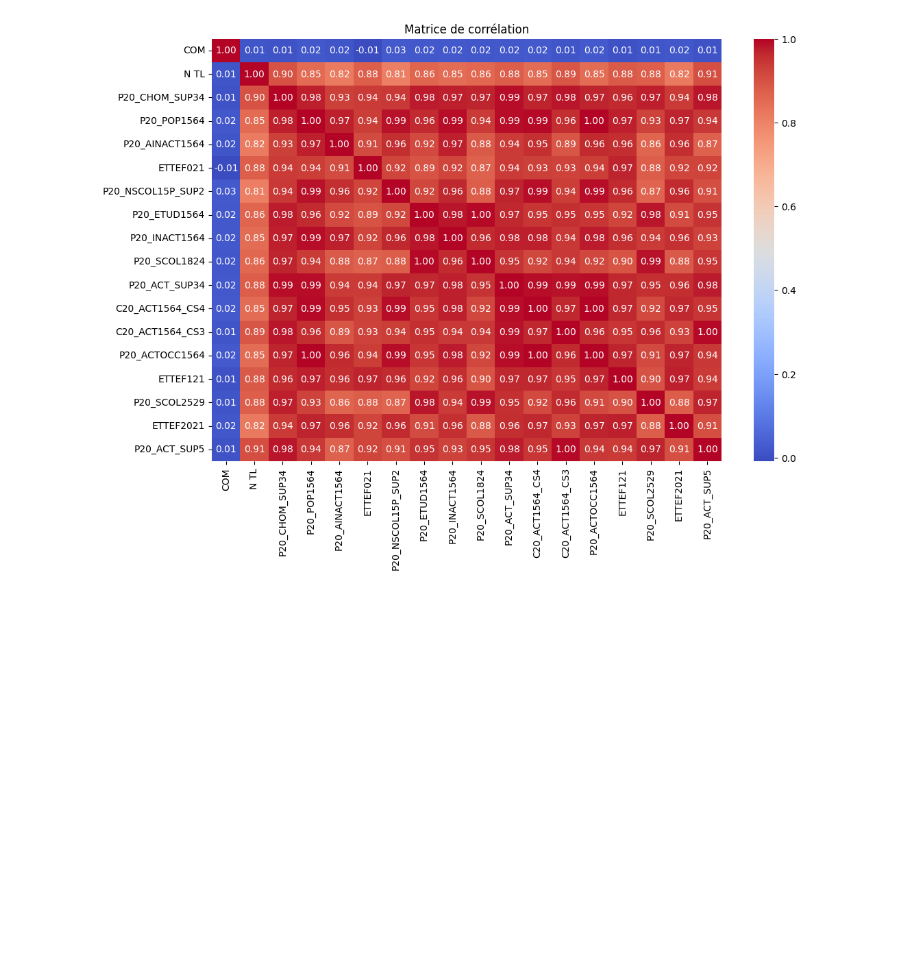
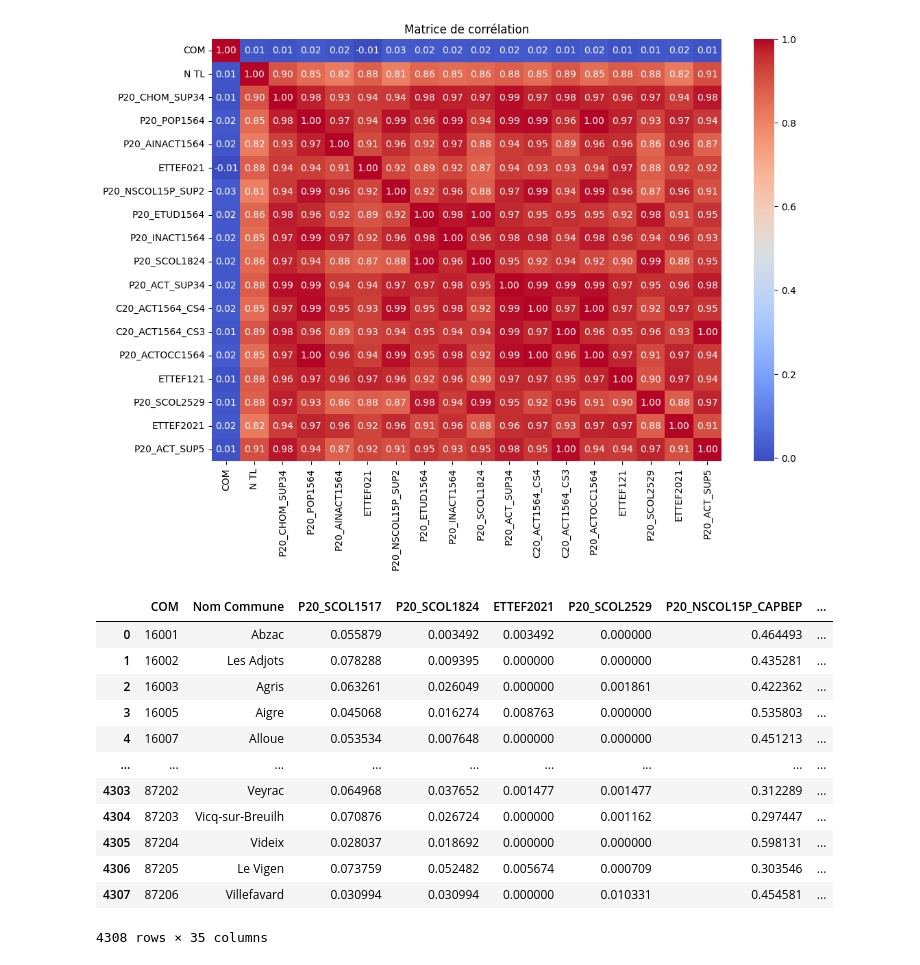
Before and after one commit to mathildetissandier/stage2, a Jupyter notebook: stage1.ipynb, the cells around one changed output. Drawn from its saved outputs; the diff is of its cells as text; code cells hidden in the pictures; blank space fills up the shorter version.

```diff
--- a/stage1.ipynb
+++ b/stage1.ipynb
@@ -1025,3 +1012,34 @@ plt.title('Matrice de corrélation')
 plt.show()
 # %% [output]
 [figure]
+# %%
+import pandas as pd
+
+# Charger le fichier CSV
+df_stand = pd.read_csv('df_stand.csv')
+
+# Créer la nouvelle colonne NTLBIN
+df_stand['NTLBIN'] = df_stand['N TL'].apply(lambda x: 0 if x == 0 else 1)
+
+# Supprimer la colonne N TL
+df_stand = df_stand.drop(columns=['N TL'])
+
+# Enregistrer le DataFrame modifié dans un nouveau fichier CSV
+df_stand.to_csv('df_stand_modified.csv', index=False)
+
+# Afficher les premières lignes pour vérifier
+df_stand
+# %% [output]
+|  | COM | Nom Commune | P20_SCOL1517 | P20_SCOL1824 | ETTEF2021 | P20_SCOL2529 | P20_NSCOL15P_CAPBEP | ... |
+| 0 | 16001 | Abzac | 0.055879 | 0.003492 | 0.003492 | 0.000000 | 0.464493 | ... |
+| 1 | 16002 | Les Adjots | 0.078288 | 0.009395 | 0.000000 | 0.000000 | 0.435281 | ... |
+| 2 | 16003 | Agris | 0.063261 | 0.026049 | 0.000000 | 0.001861 | 0.422362 | ... |
+| 3 | 16005 | Aigre | 0.045068 | 0.016274 | 0.008763 | 0.000000 | 0.535803 | ... |
+| 4 | 16007 | Alloue | 0.053534 | 0.007648 | 0.000000 | 0.000000 | 0.451213 | ... |
+| ... | ... | ... | ... | ... | ... | ... | ... | ... |
+| 4303 | 87202 | Veyrac | 0.064968 | 0.037652 | 0.001477 | 0.001477 | 0.312289 | ... |
+| 4304 | 87203 | Vicq-sur-Breuilh | 0.070876 | 0.026724 | 0.000000 | 0.001162 | 0.297447 | ... |
+| 4305 | 87204 | Videix | 0.028037 | 0.018692 | 0.000000 | 0.000000 | 0.598131 | ... |
+| 4306 | 87205 | Le Vigen | 0.073759 | 0.052482 | 0.005674 | 0.000709 | 0.303546 | ... |
+| 4307 | 87206 | Villefavard | 0.030994 | 0.030994 | 0.000000 | 0.010331 | 0.454581 | ... |
+4308 rows × 35 columns
```
Also changed, not shown: parts of 3 cells of this notebook, 7 other files.
